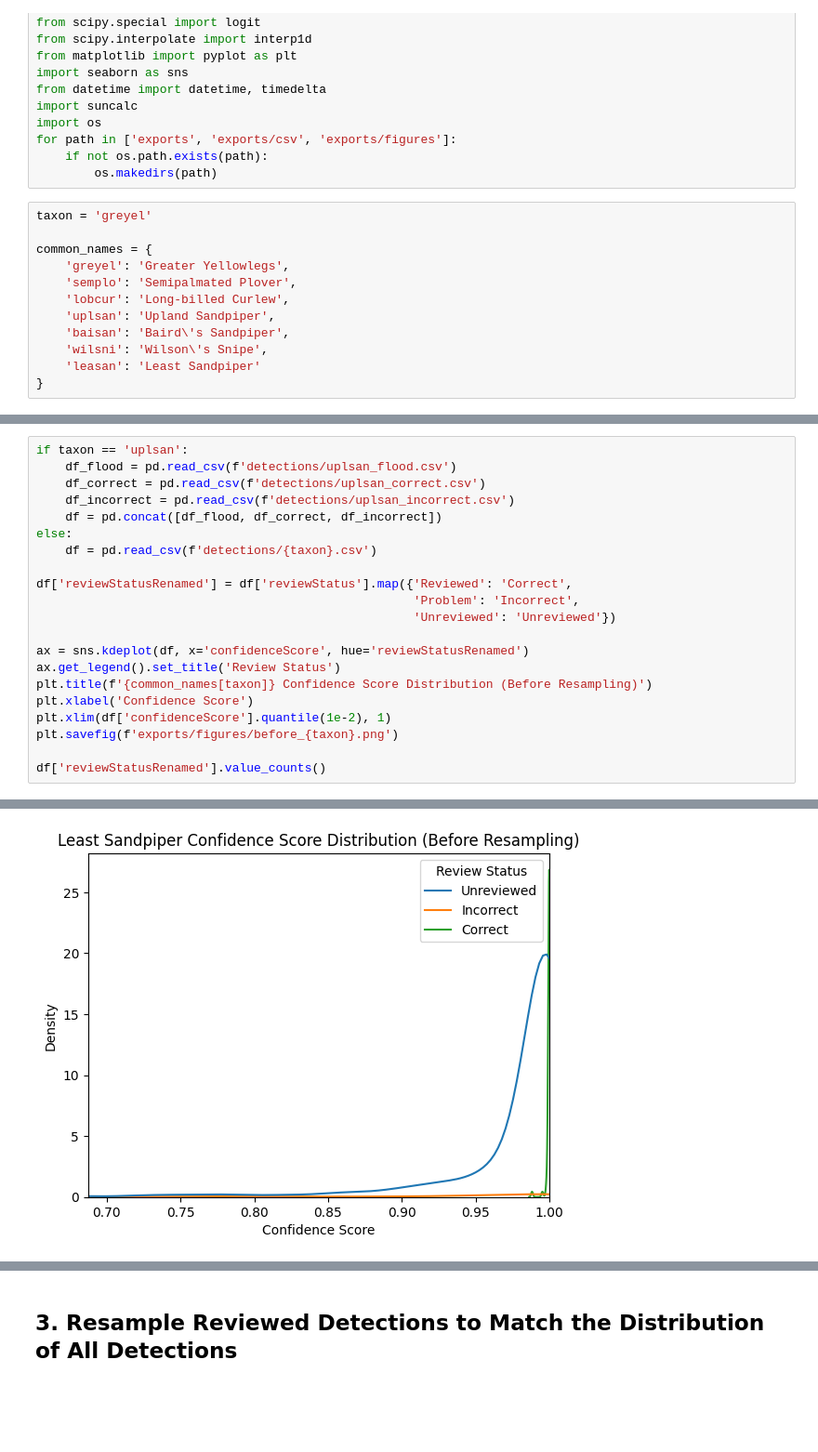
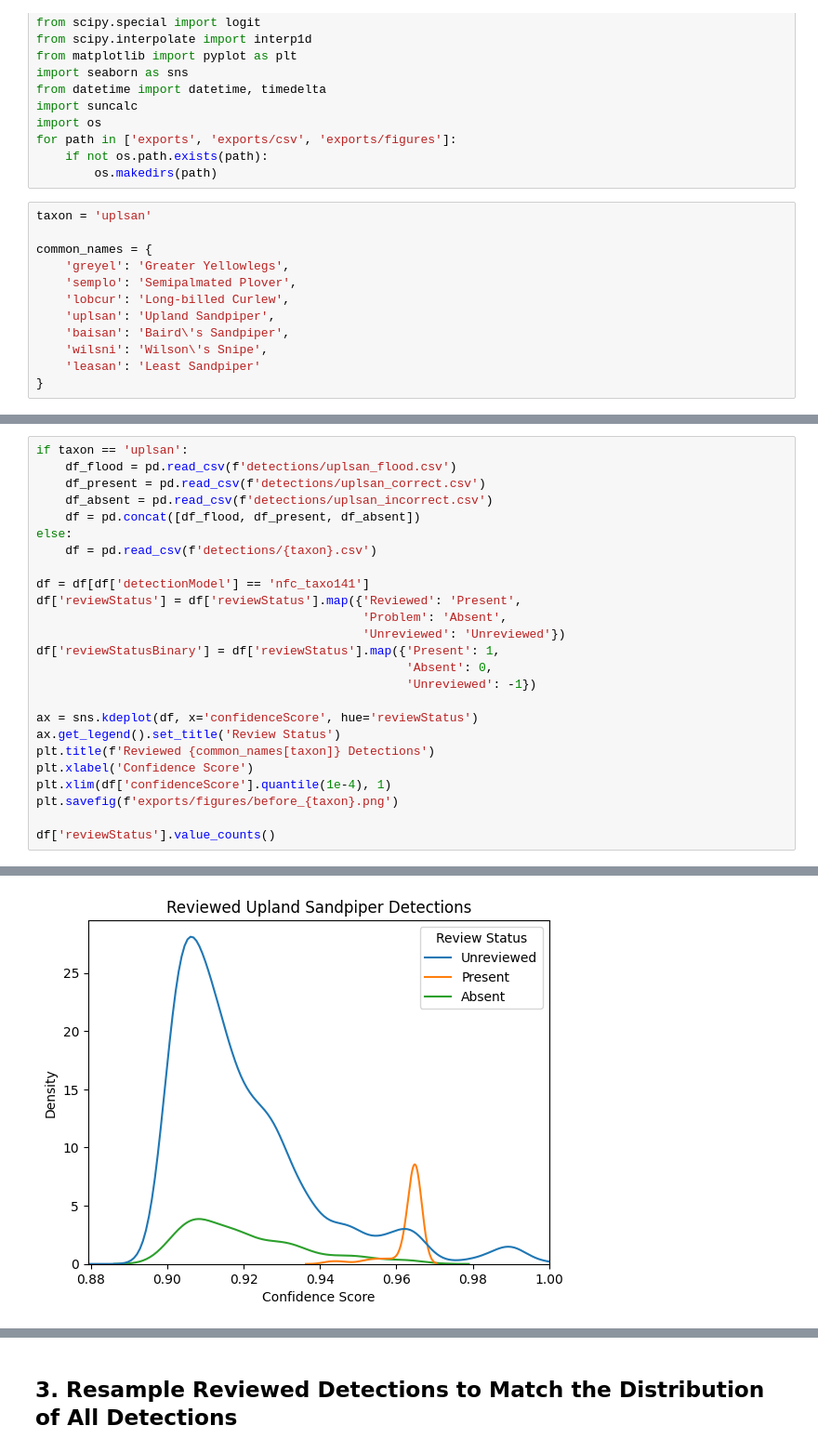
Before and after one commit to eshlei/montana-shorebirds, a Jupyter notebook: mpg.ipynb, the cells around one changed output, grey strips where cells are left out. Shown: that part at 93% size. Cells and saved outputs as stored; diff of their text form; blank space fills up the shorter version.

```diff
--- a/mpg.ipynb
+++ b/mpg.ipynb
@@ -18,7 +18,7 @@ for path in ['exports', 'exports/csv', 'exports/figures']:
     if not os.path.exists(path):
         os.makedirs(path)
 # %%
-taxon = 'greyel'
+taxon = 'uplsan'
 
 common_names = {
     'greyel': 'Greater Yellowlegs',
@@ -43,22 +43,26 @@ To avoid confusion for the term ***reviewed***, we will be using ***correct*** a
 # %%
 if taxon == 'uplsan':
     df_flood = pd.read_csv(f'detections/uplsan_flood.csv')
-    df_correct = pd.read_csv(f'detections/uplsan_correct.csv')
-    df_incorrect = pd.read_csv(f'detections/uplsan_incorrect.csv')
-    df = pd.concat([df_flood, df_correct, df_incorrect])
+    df_present = pd.read_csv(f'detections/uplsan_correct.csv')
+    df_absent = pd.read_csv(f'detections/uplsan_incorrect.csv')
+    df = pd.concat([df_flood, df_present, df_absent])
 else:
     df = pd.read_csv(f'detections/{taxon}.csv')
 
-df['reviewStatusRenamed'] = df['reviewStatus'].map({'Reviewed': 'Correct',
-                                                    'Problem': 'Incorrect',
-                                                    'Unreviewed': 'Unreviewed'})
+df = df[df['detectionModel'] == 'nfc_taxo141']
+df['reviewStatus'] = df['reviewStatus'].map({'Reviewed': 'Present',
+                                             'Problem': 'Absent',
+                                             'Unreviewed': 'Unreviewed'})
+df['reviewStatusBinary'] = df['reviewStatus'].map({'Present': 1,
+                                                   'Absent': 0,
+                                                   'Unreviewed': -1})
 
-ax = sns.kdeplot(df, x='confidenceScore', hue='reviewStatusRenamed')
+ax = sns.kdeplot(df, x='confidenceScore', hue='reviewStatus')
 ax.get_legend().set_title('Review Status')
-plt.title(f'{common_names[taxon]} Confidence Score Distribution (Before Resampling)')
+plt.title(f'Reviewed {common_names[taxon]} Detections')
 plt.xlabel('Confidence Score')
-plt.xlim(df['confidenceScore'].quantile(1e-2), 1)
+plt.xlim(df['confidenceScore'].quantile(1e-4), 1)
 plt.savefig(f'exports/figures/before_{taxon}.png')
 
-df['reviewStatusRenamed'].value_counts()
+df['reviewStatus'].value_counts()
 # %% [output]
@@ -69,4 +73,4 @@ Incorrect       48
 Name: count, dtype: int64
-[figure, old version]
+[figure, new version]
 # %% [markdown]
 ## 2. Filter Out Daytime Detections
```
Also changed, not shown: parts of 9 cells of this notebook.
